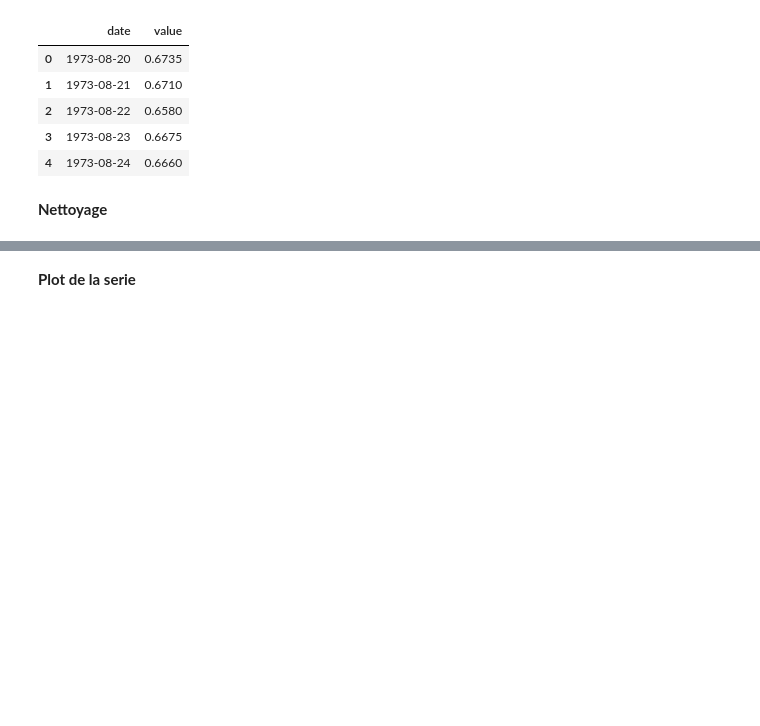
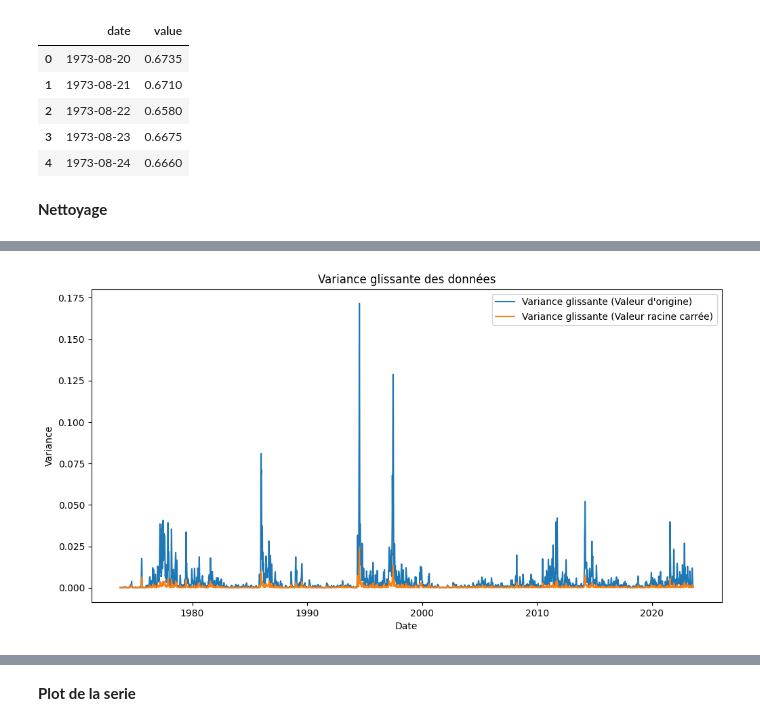
Before and after one commit to ThomasAPRichard/M1_DS, a Jupyter notebook: Série-Temporelle/Coffe_time_series_forecasting/Projet_ST_Thomas_Hichem.ipynb, the cells around one changed output, grey strips where cells are left out. Saved outputs shown, nothing was run; the diff lists cells and outputs as text; code cells hidden in the pictures; blank space fills up the shorter version.

```diff
--- a/Série-Temporelle/Coffe_time_series_forecasting/Projet_ST_Thomas_Hichem.ipynb
+++ b/Série-Temporelle/Coffe_time_series_forecasting/Projet_ST_Thomas_Hichem.ipynb
@@ -43,0 +95,18 @@ date = data['date']
+# %%
+# Variance glissante
+window_size = 30  # Taille de la fenêtre glissante
+rolling_variance = data['value'].rolling(window=window_size).var()
+rolling_variance_sqrt = data['value_sqrt'].rolling(window=window_size).var()
+rolling_variance_log = data['value_log'].rolling(window=window_size).var()
+
+plt.figure(figsize=(12, 6))
+plt.plot(data['date'], rolling_variance, label='Variance glissante (Valeur d\'origine)')
+plt.plot(data['date'], rolling_variance_sqrt, label='Variance glissante (Valeur racine carrée)')
+#plt.plot(data['date'], rolling_variance_log, label='Variance glissante (Valeur logarithmique)')
+plt.title('Variance glissante des données')
+plt.xlabel('Date')
+plt.ylabel('Variance')
+plt.legend()
+plt.show()
+# %% [output]
+[figure, added]
```
Also changed, not shown: parts of 34 cells of this notebook, 1 other file.
